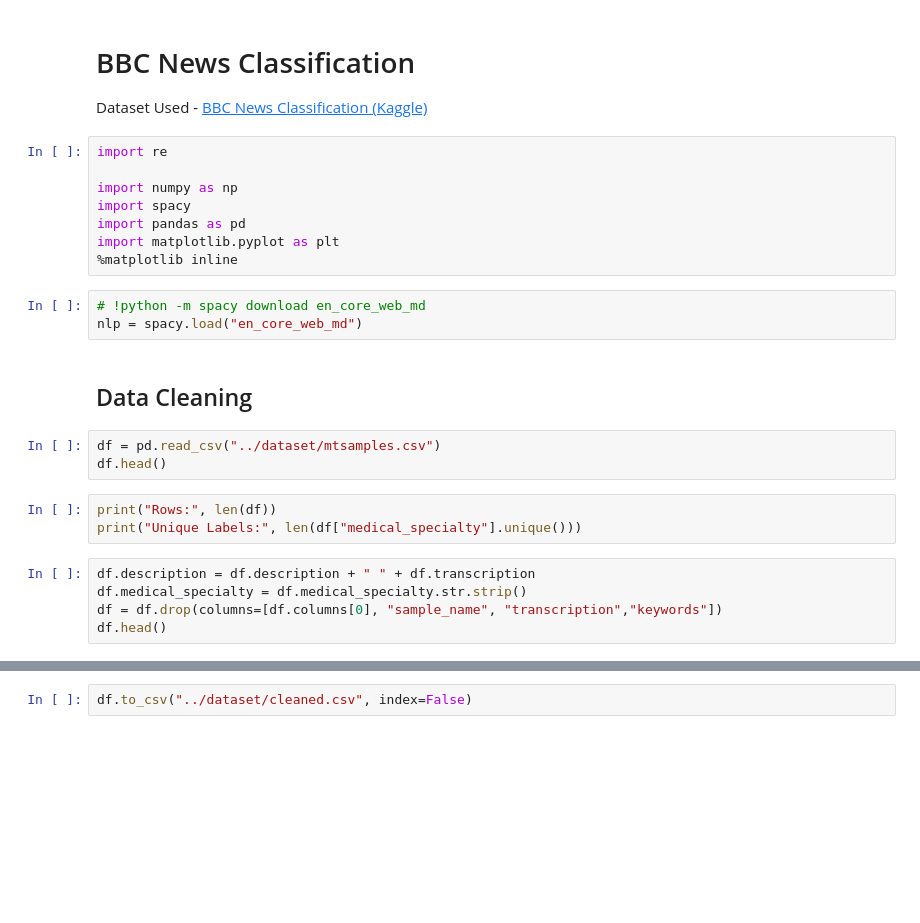
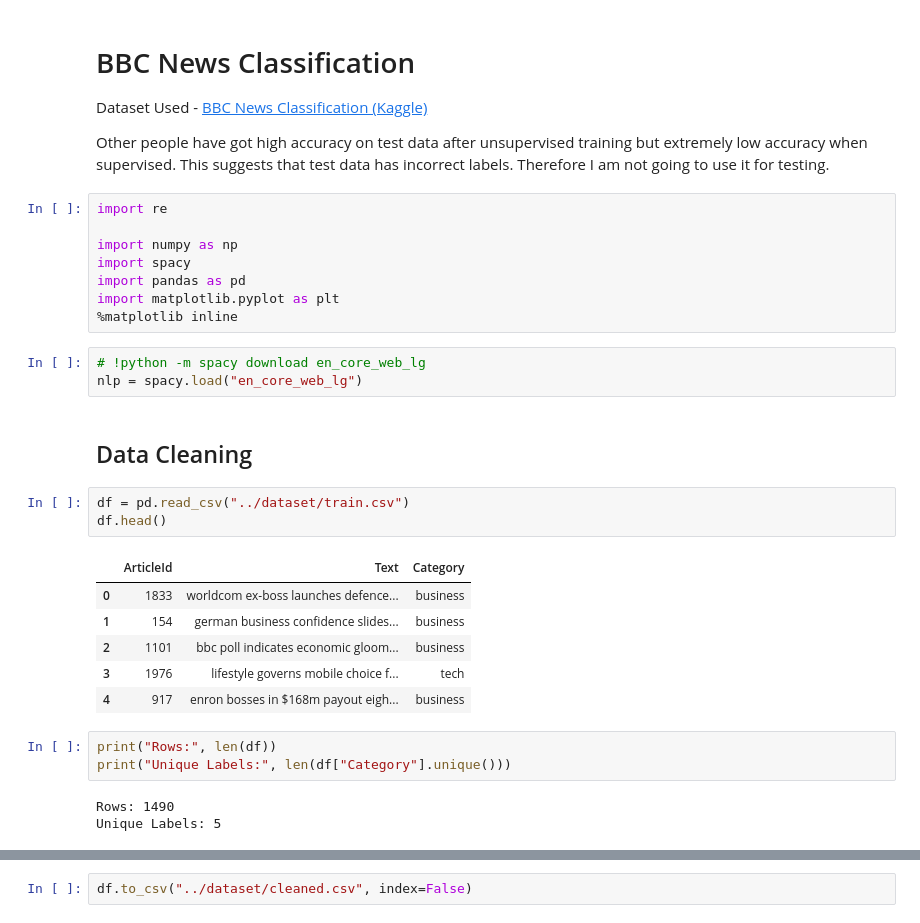
Before and after one commit to ZenithFlux/Realtime_News_Classification, a Jupyter notebook: src/training.ipynb, the cells around one changed output, grey strips where cells are left out. Cells and saved outputs as stored; diff of their text form; blank space fills up the shorter version.

```diff
--- a/src/training.ipynb
+++ b/src/training.ipynb
@@ -2,6 +2,8 @@
 # BBC News Classification
 
 Dataset Used - [BBC News Classification (Kaggle)](https://www.kaggle.com/competitions/learn-ai-bbc/data)
+
+Other people have got high accuracy on test data after unsupervised training but extremely low accuracy when supervised. This suggests that test data has incorrect labels. Therefore I am not going to use it for testing.
 # %%
 import re
 
@@ -11,18 +13,23 @@ import pandas as pd
 import matplotlib.pyplot as plt
 %matplotlib inline
 # %%
-# !python -m spacy download en_core_web_md
-nlp = spacy.load("en_core_web_md")
+# !python -m spacy download en_core_web_lg
+nlp = spacy.load("en_core_web_lg")
 # %% [markdown]
 ## Data Cleaning
 # %%
-df = pd.read_csv("../dataset/mtsamples.csv")
+df = pd.read_csv("../dataset/train.csv")
 df.head()
+# %% [output]
+|  | ArticleId | Text | Category |
+| 0 | 1833 | worldcom ex-boss launches defence... | business |
+| 1 | 154 | german business confidence slides... | business |
+| 2 | 1101 | bbc poll indicates economic gloom... | business |
+| 3 | 1976 | lifestyle governs mobile choice f... | tech |
+| 4 | 917 | enron bosses in $168m payout eigh... | business |
 # %%
 print("Rows:", len(df))
-print("Unique Labels:", len(df["medical_specialty"].unique()))
+print("Unique Labels:", len(df["Category"].unique()))
+# %% [output]
+Rows: 1490
+Unique Labels: 5
-# %%
-df.description = df.description + " " + df.transcription
-df.medical_specialty = df.medical_specialty.str.strip()
-df = df.drop(columns=[df.columns[0], "sample_name", "transcription","keywords"])
-df.head()
```
Also changed, not shown: parts of 26 cells of this notebook.
